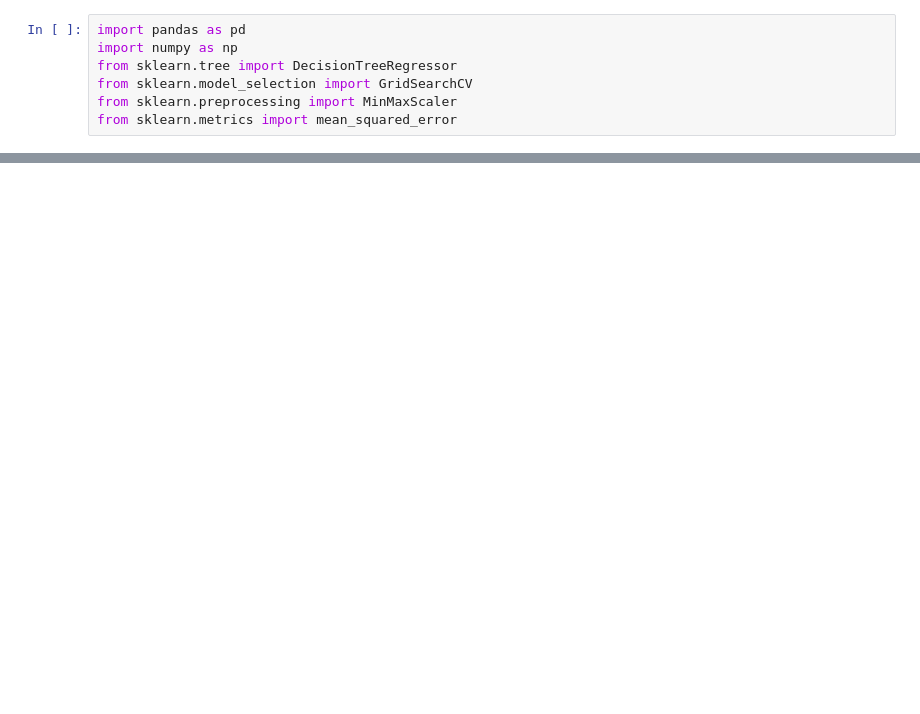
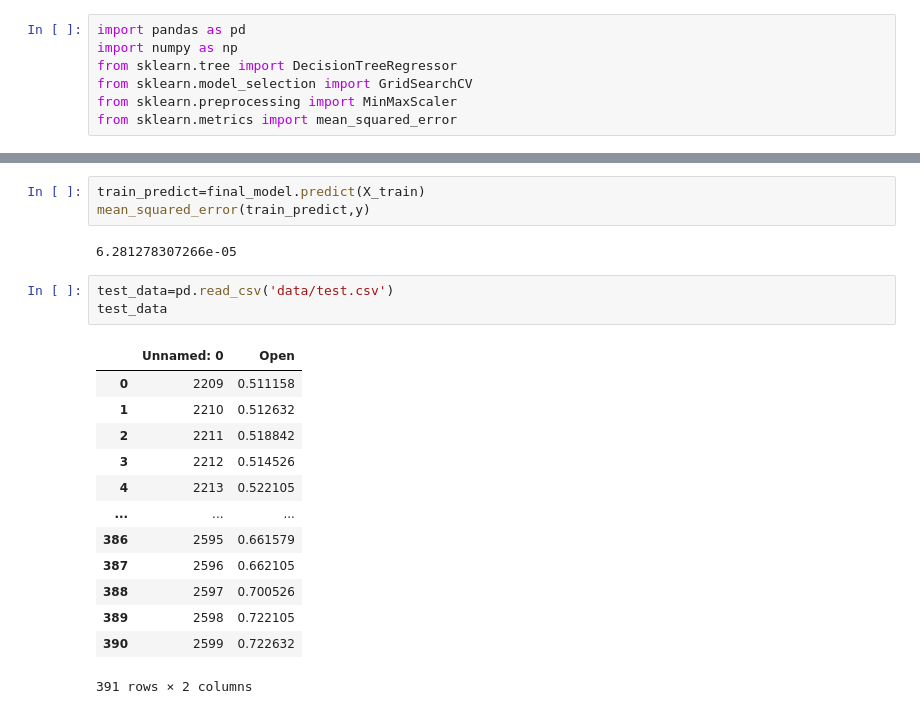
Before and after one commit to rskbansal/Time_Series_Analysis, a Jupyter notebook: random_forest.ipynb, the cells around one changed output, grey strips where cells are left out. Saved outputs shown, nothing was run; the diff lists cells and outputs as text; blank space fills up the shorter version.

```diff
--- a/random_forest.ipynb
+++ b/random_forest.ipynb
@@ -63,0 +103,22 @@ print('Mean Squared Error:', mse)
+# %%
+train_predict=final_model.predict(X_train)
+mean_squared_error(train_predict,y)
+# %% [output]
+6.281278307266e-05
+# %%
+test_data=pd.read_csv('data/test.csv')
+test_data
+# %% [output]
+|  | Unnamed: 0 | Open |
+| 0 | 2209 | 0.511158 |
+| 1 | 2210 | 0.512632 |
+| 2 | 2211 | 0.518842 |
+| 3 | 2212 | 0.514526 |
+| 4 | 2213 | 0.522105 |
+| ... | ... | ... |
+| 386 | 2595 | 0.661579 |
+| 387 | 2596 | 0.662105 |
+| 388 | 2597 | 0.700526 |
+| 389 | 2598 | 0.722105 |
+| 390 | 2599 | 0.722632 |
+391 rows × 2 columns
```
Also changed, not shown: parts of 7 cells of this notebook.
